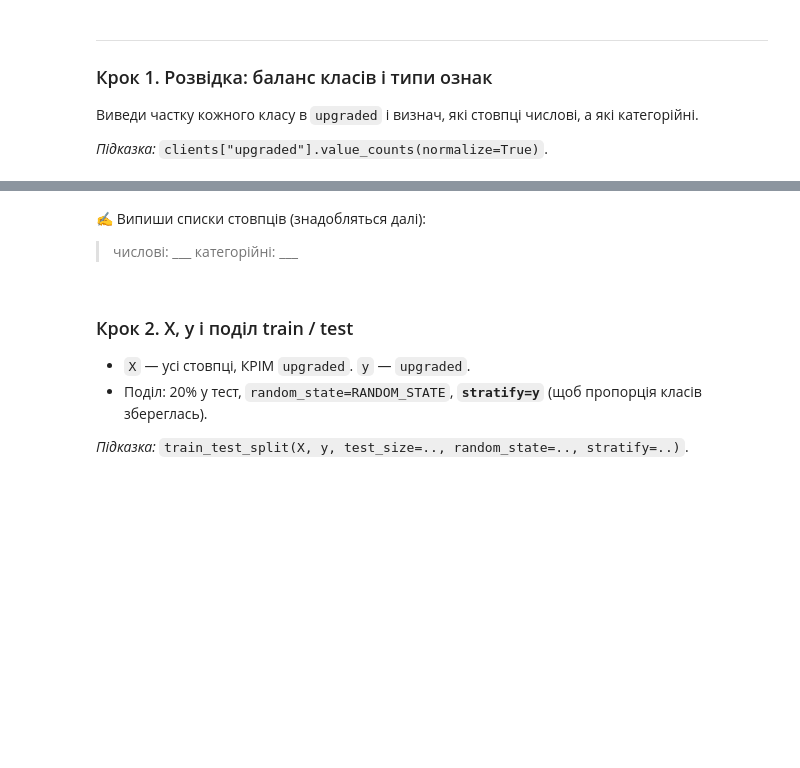
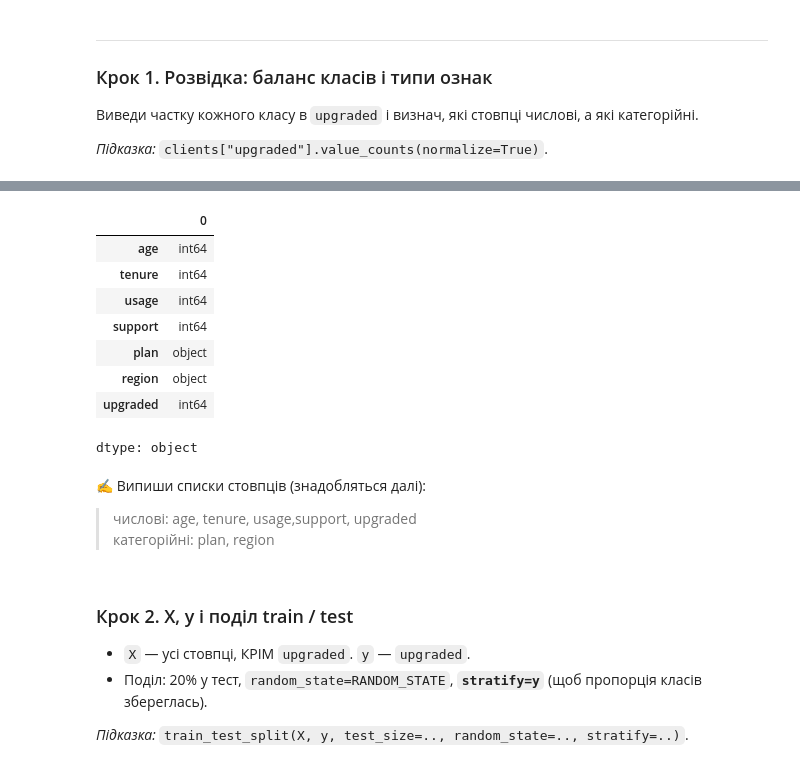
Before and after one commit to NatalieAleksandrova2026/DTA_2026, a Jupyter notebook: ML/logreg_pipeline_TASKS.ipynb, the cells around one changed output, grey strips where cells are left out. Drawn from its saved outputs; the diff is of its cells as text; code cells hidden in the pictures; blank space fills up the shorter version.

```diff
--- a/ML/logreg_pipeline_TASKS.ipynb
+++ b/ML/logreg_pipeline_TASKS.ipynb
@@ -73,7 +90,19 @@ clients.head()
+# %%
+clients.dtypes
+# %% [output]
+|  | 0 |
+| age | int64 |
+| tenure | int64 |
+| usage | int64 |
+| support | int64 |
+| plan | object |
+| region | object |
+| upgraded | int64 |
+dtype: object
 # %% [markdown]
 ✍️ Випиши списки стовпців (знадобляться далі):
-> числові: ___
-> категорійні: ___
+> числові: age, tenure, usage,support, upgraded
+> категорійні: plan, region
 # %% [markdown]
 ### Крок 2. X, y і поділ train / test
 - `X` — усі стовпці, КРІМ `upgraded`. `y` — `upgraded`.
```
Also changed, not shown: parts of 10 cells of this notebook.
